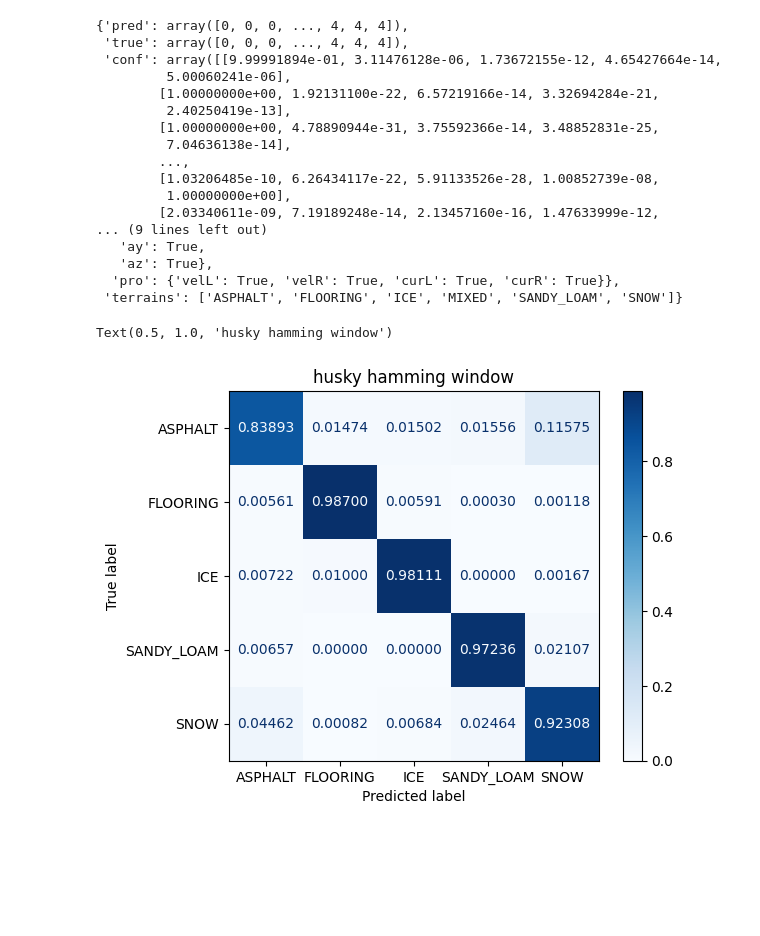
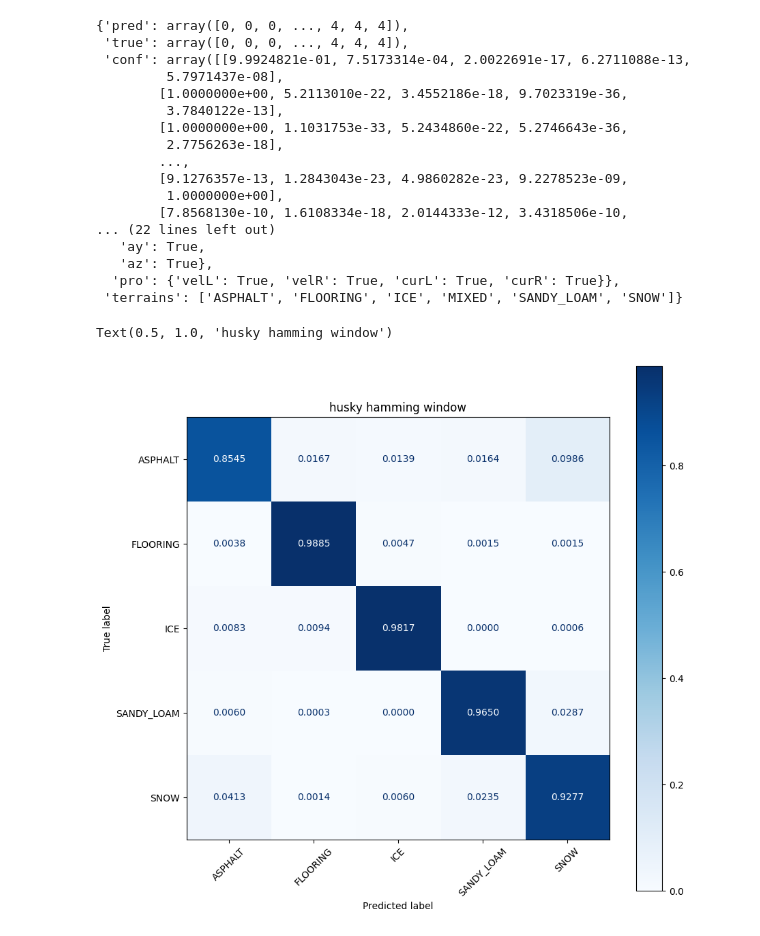
Before and after one commit to norlab-ulaval/BorealTC, a Jupyter notebook: metrics.ipynb, the cells around one changed output. Drawn from its saved outputs; the diff is of its cells as text; code cells hidden in the pictures; blank space fills up the shorter version.

```diff
--- a/metrics.ipynb
+++ b/metrics.ipynb
@@ -11,27 +12,31 @@ from sklearn.metrics import (
     recall_score,
 )
 # %%
+# results_dir = Path("results") / "vulpi"
 results_dir = Path("results") / "husky"
-# values = np.load(results_dir / "results_optim6_CNN_mw_1.7.npy", allow_pickle=True).item()
-# values = np.load(results_dir / "results_hamming_CNN_mw_1.7.npy", allow_pickle=True).item()
-values = np.load(results_dir / "results_hamming_CNN_mw_1.7.npy", allow_pickle=True).item()
+# results_dir = Path("results") / "data_concat"
+
+values = np.load(results_dir / "results_tsne_CNN_mw_1.7.npy", allow_pickle=True).item()
+# values = np.load(results_dir / "results_CNN_optim6_mw_1.7.npy", allow_pickle=True).item()
+# values = np.load(results_dir / "results_CNN_hamming_mw_1.7.npy", allow_pickle=True).item()
+# values = np.load(results_dir / "results_hamming_aug_CNN_mw_1.7.npy", allow_pickle=True).item()
 terrains = np.array([t for t in values["terrains"] if t != "MIXED"])
 inv_terrains = {t: i for i, t in enumerate(terrains)}
 values
 # %% [output]
 {'pred': array([0, 0, 0, ..., 4, 4, 4]),
  'true': array([0, 0, 0, ..., 4, 4, 4]),
- 'conf': array([[9.99991894e-01, 3.11476128e-06, 1.73672155e-12, 4.65427664e-14,
-         5.00060241e-06],
-        [1.00000000e+00, 1.92131100e-22, 6.57219166e-14, 3.32694284e-21,
-         2.40250419e-13],
-        [1.00000000e+00, 4.78890944e-31, 3.75592366e-14, 3.48852831e-25,
-         7.04636138e-14],
+ 'conf': array([[9.9924821e-01, 7.5173314e-04, 2.0022691e-17, 6.2711088e-13,
+         5.7971437e-08],
+        [1.0000000e+00, 5.2113010e-22, 3.4552186e-18, 9.7023319e-36,
+         3.7840122e-13],
+        [1.0000000e+00, 1.1031753e-33, 5.2434860e-22, 5.2746643e-36,
+         2.7756263e-18],
         ...,
-        [1.03206485e-10, 6.26434117e-22, 5.91133526e-28, 1.00852739e-08,
-         1.00000000e+00],
-        [2.03340611e-09, 7.19189248e-14, 2.13457160e-16, 1.47633999e-12,
-... (9 lines left out)
+        [9.1276357e-13, 1.2843043e-23, 4.9860282e-23, 9.2278523e-09,
+         1.0000000e+00],
+        [7.8568130e-10, 1.6108334e-18, 2.0144333e-12, 3.4318506e-10,
+... (22 lines left out)
    'ay': True,
    'az': True},
   'pro': {'velL': True, 'velR': True, 'curL': True, 'curR': True}},
@@ -50,16 +58,21 @@ ytest = convert_to_int(clf_values["true"])
 terr_pred = terrains[ypred]
 terr_test = terrains[ytest]
 # %%
+# terrains = ["CONCRETE", "DIRT_ROAD", "PLOUGHED", "UNPLOUGHED", "ASPHALT", "FLOORING", "ICE", "SANDY_LOAM", "SNOW"]
 disp = ConfusionMatrixDisplay.from_predictions(
     terr_test,
     terr_pred,
     labels=terrains,
     display_labels=terrains,
     normalize="true",
-    values_format=".5f",
+    values_format=".4f",
     cmap="Blues",
 )
+fig = disp.ax_.get_figure()
+fig.set_figwidth(10)
+fig.set_figheight(10)
+disp.ax_.tick_params(axis='x', rotation=45)
 disp.ax_.set_title(results_dir.stem + ' hamming window')
 # %% [output]
 Text(0.5, 1.0, 'husky hamming window')
-[figure, old version]
+[figure, new version]
```
Also changed, not shown: parts of 10 cells of this notebook, 19 other files.
